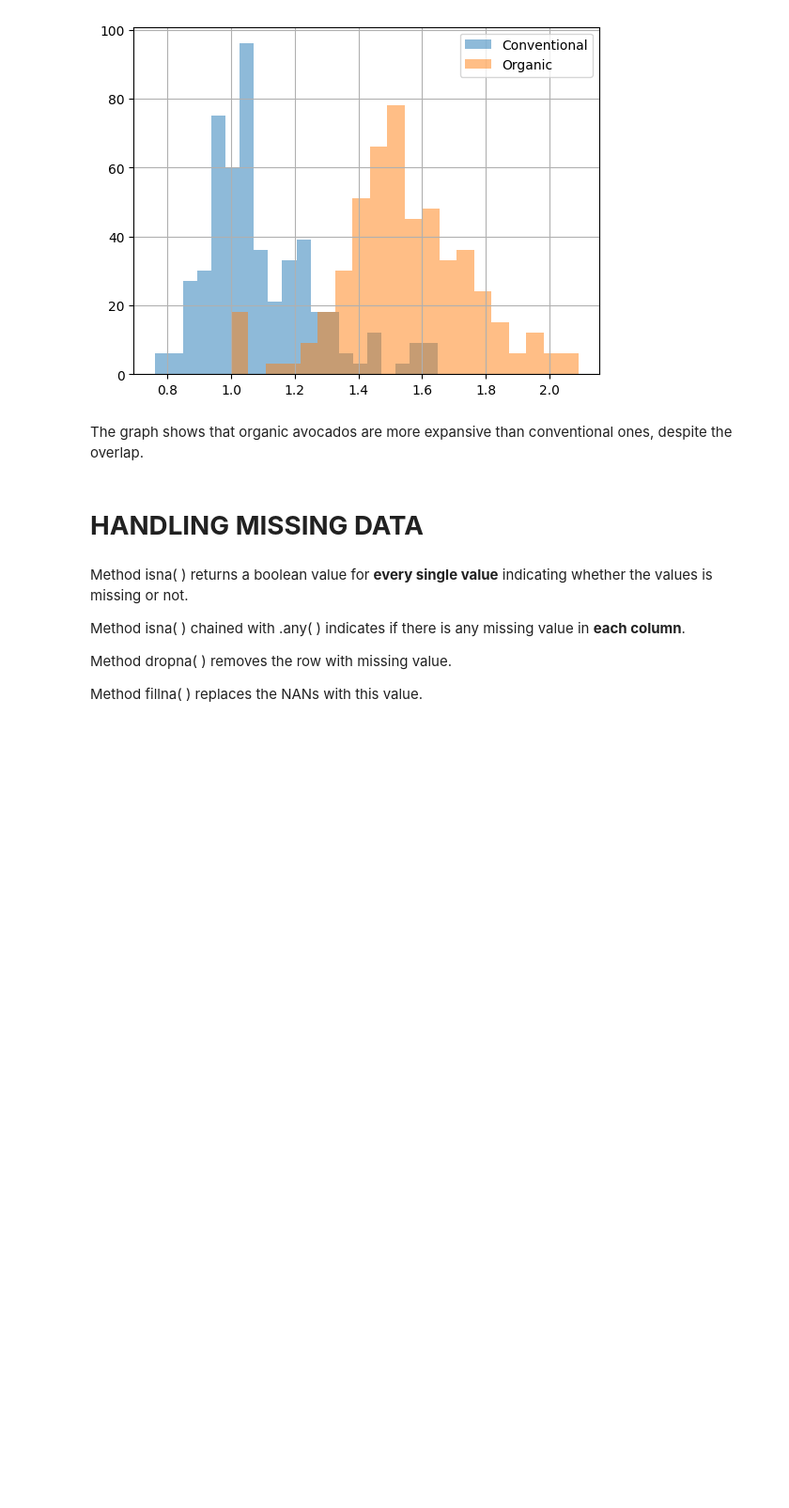
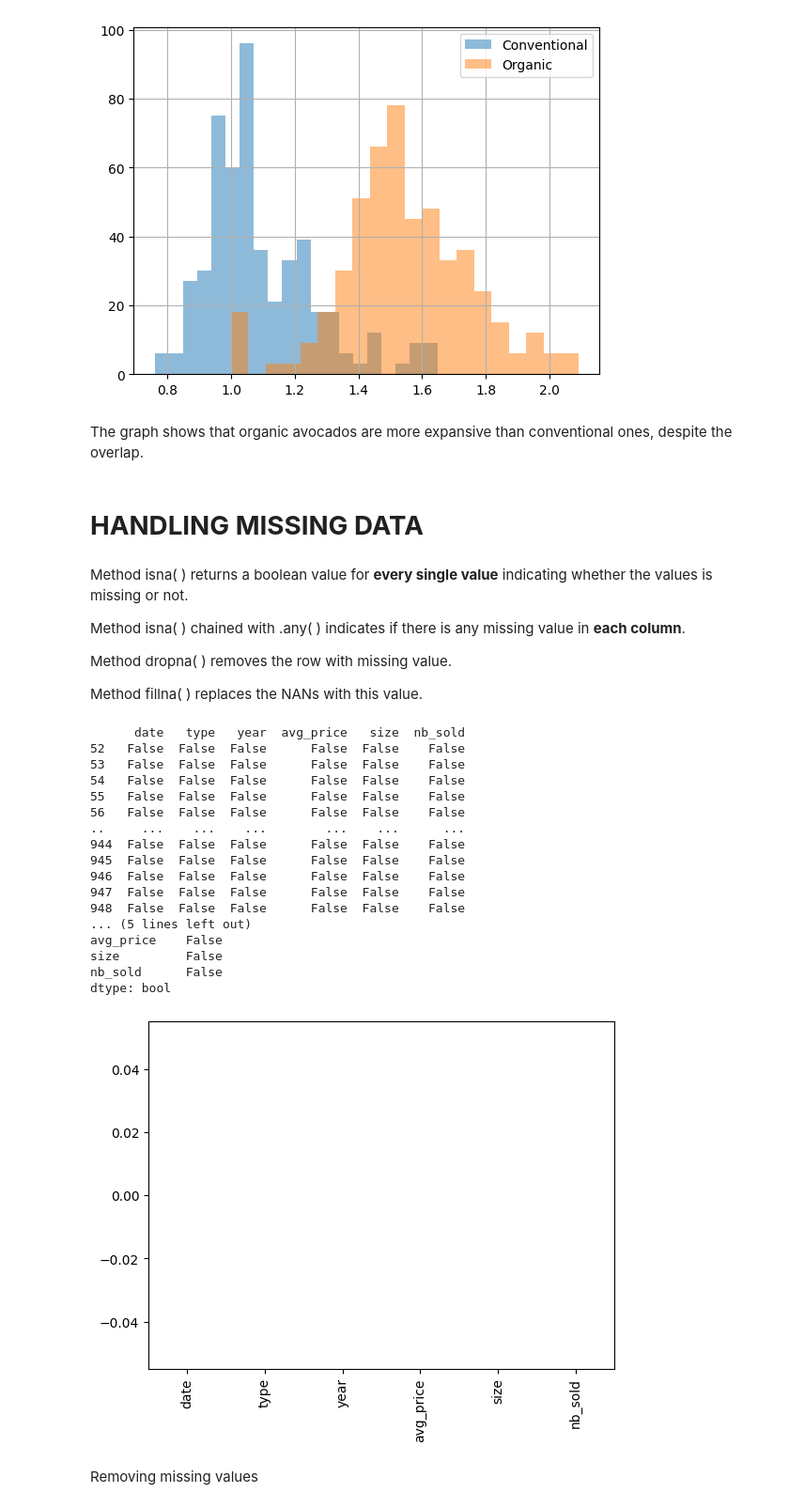
Before and after one commit to gustavo-plc/dataScience, a Jupyter notebook: data_visualization.ipynb, the cells around one changed output. Shown at 94% size. Saved outputs shown, nothing was run; the diff lists cells and outputs as text; code cells hidden in the pictures; blank space fills up the shorter version.

```diff
--- a/data_visualization.ipynb
+++ b/data_visualization.ipynb
@@ -99,3 +99,41 @@ Method isna( ) chained with .any( ) indicates if there is any missing value in *
 Method dropna( ) removes the row with missing value.
 
 Method fillna( ) replaces the NANs with this value.
+# %%
+# Subsetting the dataFrame
+# Ensure the 'date' column is of datetime type
+avocados['date'] = pd.to_datetime(avocados['date'])
+avocados_2016 = avocados[avocados['date'].dt.year == 2016]
+
+# Check individual values for missing values
+print(avocados_2016.isna())
+
+# Check each column for missing values
+print(avocados_2016.isna().any())
+
+# Bar plot of missing values by variable
+avocados_2016.isna().sum().plot(kind = 'bar')
+
+# Show plot
+plt.show()
+# %% [output]
+      date   type   year  avg_price   size  nb_sold
+52   False  False  False      False  False    False
+53   False  False  False      False  False    False
+54   False  False  False      False  False    False
+55   False  False  False      False  False    False
+56   False  False  False      False  False    False
+..     ...    ...    ...        ...    ...      ...
+944  False  False  False      False  False    False
+945  False  False  False      False  False    False
+946  False  False  False      False  False    False
+947  False  False  False      False  False    False
+948  False  False  False      False  False    False
+... (5 lines left out)
+avg_price    False
+size         False
+nb_sold      False
+dtype: bool
+[figure, added]
+# %% [markdown]
+Removing missing values
```
Also changed, not shown: parts of 8 cells of this notebook.
